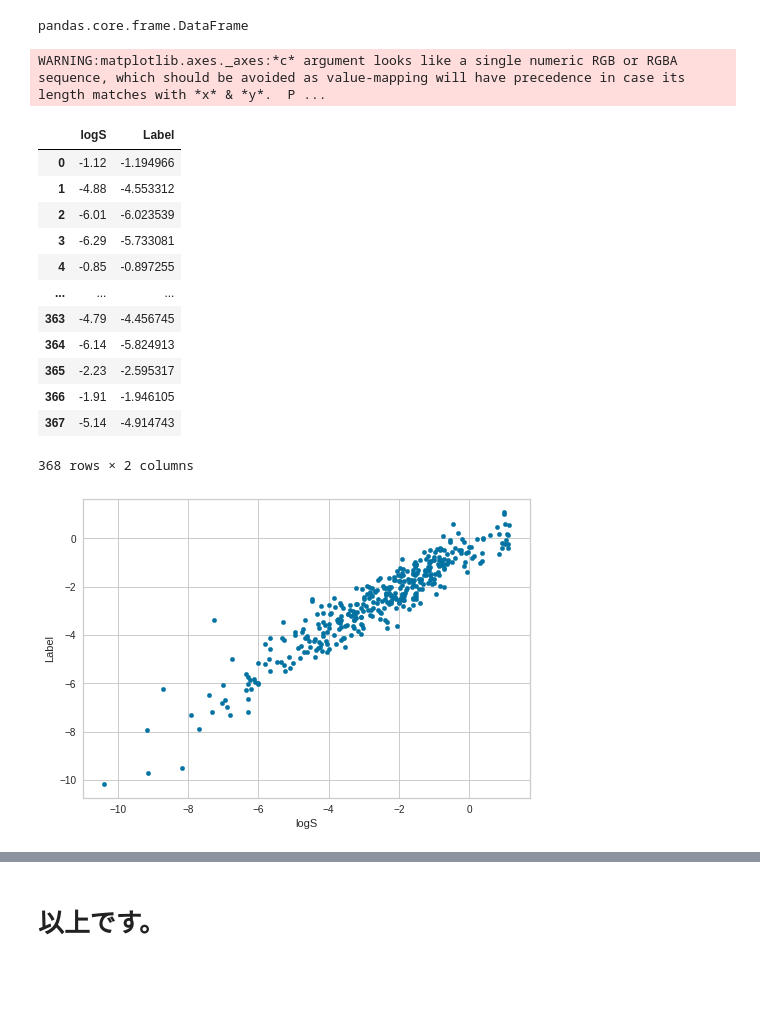
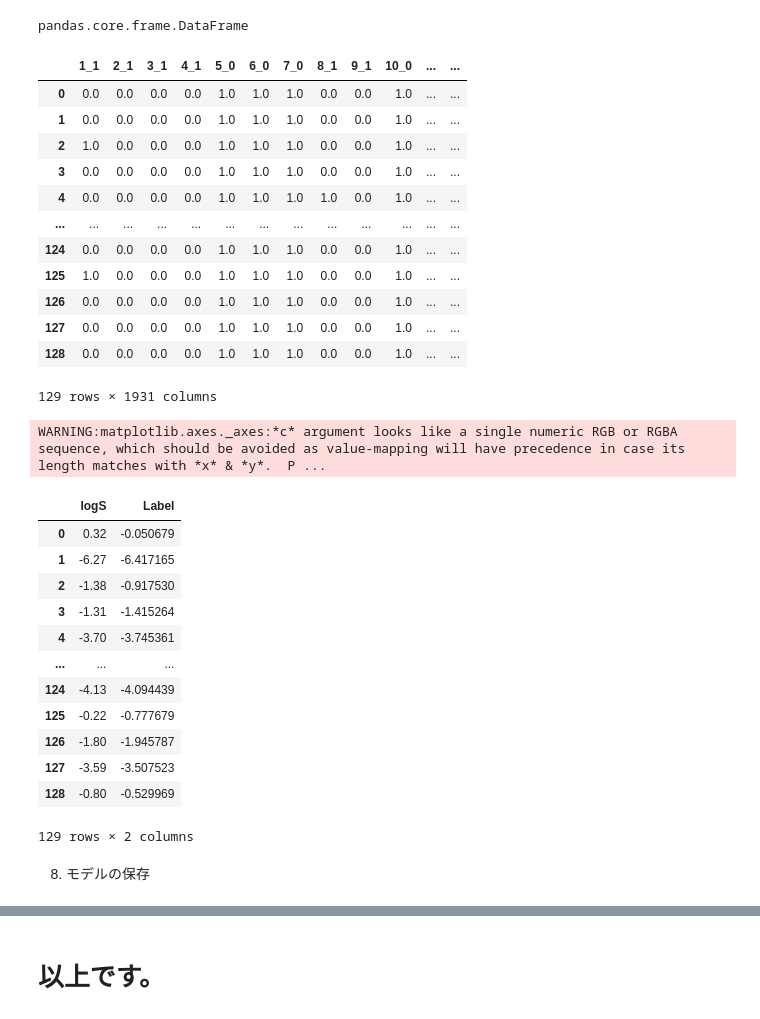
Before and after one commit to chemoinformatics-lecture/lecture-beginner, a Jupyter notebook: lesson07_automl/lecture_note_regression_colab.ipynb, the cells around one changed output, grey strips where cells are left out. Cells and saved outputs as stored; diff of their text form; code cells hidden in the pictures; blank space fills up the shorter version.

```diff
--- a/lesson07_automl/lecture_note_regression_colab.ipynb
+++ b/lesson07_automl/lecture_note_regression_colab.ipynb
@@ -335,8 +363,8 @@ interactive(children=(ToggleButtons(description='Plot Type:', icons=('',), optio
 # 7. 予測： finalize_model(), predict_model()
 # %%
 final_lr = finalize_model(tuned_lr)
-unseen_predictions = predict_model(final_lr)
-unseen_predictions.head()
+test_predictions = predict_model(final_lr)
+test_predictions
 # %% [output]
 INFO:logs:Initializing finalize_model()
 INFO:logs:finalize_model(estimator=XGBRegressor(base_score=0.5, booster='gbtree', callbacks=None,
@@ -369,23 +408,38 @@ type(unseen_predictions)
 # %% [output]
 pandas.core.frame.DataFrame
 # %%
-unseen_predictions = predict_model(final_lr)
+unseen_predictions
+# %% [output]
+|  | 1_1 | 2_1 | 3_1 | 4_1 | 5_0 | 6_0 | 7_0 | 8_1 | 9_1 | 10_0 | ... | ... |
+| 0 | 0.0 | 0.0 | 0.0 | 0.0 | 1.0 | 1.0 | 1.0 | 0.0 | 0.0 | 1.0 | ... | ... |
+| 1 | 0.0 | 0.0 | 0.0 | 0.0 | 1.0 | 1.0 | 1.0 | 0.0 | 0.0 | 1.0 | ... | ... |
+| 2 | 1.0 | 0.0 | 0.0 | 0.0 | 1.0 | 1.0 | 1.0 | 0.0 | 0.0 | 1.0 | ... | ... |
+| 3 | 0.0 | 0.0 | 0.0 | 0.0 | 1.0 | 1.0 | 1.0 | 0.0 | 0.0 | 1.0 | ... | ... |
+| 4 | 0.0 | 0.0 | 0.0 | 0.0 | 1.0 | 1.0 | 1.0 | 1.0 | 0.0 | 1.0 | ... | ... |
+| ... | ... | ... | ... | ... | ... | ... | ... | ... | ... | ... | ... | ... |
+| 124 | 0.0 | 0.0 | 0.0 | 0.0 | 1.0 | 1.0 | 1.0 | 0.0 | 0.0 | 1.0 | ... | ... |
+| 125 | 1.0 | 0.0 | 0.0 | 0.0 | 1.0 | 1.0 | 1.0 | 0.0 | 0.0 | 1.0 | ... | ... |
+| 126 | 0.0 | 0.0 | 0.0 | 0.0 | 1.0 | 1.0 | 1.0 | 0.0 | 0.0 | 1.0 | ... | ... |
+| 127 | 0.0 | 0.0 | 0.0 | 0.0 | 1.0 | 1.0 | 1.0 | 0.0 | 0.0 | 1.0 | ... | ... |
+| 128 | 0.0 | 0.0 | 0.0 | 0.0 | 1.0 | 1.0 | 1.0 | 0.0 | 0.0 | 1.0 | ... | ... |
+129 rows × 1931 columns
 # %%
-unseen_predictions[['logS', 'Label']].plot(kind='scatter', x='logS', y='Label')
+unseen_predictions.plot(kind='scatter', x='logS', y='Label')
 unseen_predictions[['logS', 'Label']]
 # %% [output]
 WARNING:matplotlib.axes._axes:*c* argument looks like a single numeric RGB or RGBA sequence, which should be avoided as value-mapping will have precedence in case its length matches with *x* & *y*.  P ...
 |  | logS | Label |
-| 0 | -1.12 | -1.194966 |
-| 1 | -4.88 | -4.553312 |
-| 2 | -6.01 | -6.023539 |
-| 3 | -6.29 | -5.733081 |
-| 4 | -0.85 | -0.897255 |
+| 0 | 0.32 | -0.050679 |
+| 1 | -6.27 | -6.417165 |
+| 2 | -1.38 | -0.917530 |
+| 3 | -1.31 | -1.415264 |
+| 4 | -3.70 | -3.745361 |
 | ... | ... | ... |
-| 363 | -4.79 | -4.456745 |
-| 364 | -6.14 | -5.824913 |
-| 365 | -2.23 | -2.595317 |
-| 366 | -1.91 | -1.946105 |
-| 367 | -5.14 | -4.914743 |
+| 124 | -4.13 | -4.094439 |
+| 125 | -0.22 | -0.777679 |
+| 126 | -1.80 | -1.945787 |
+| 127 | -3.59 | -3.507523 |
+| 128 | -0.80 | -0.529969 |
-368 rows × 2 columns
+129 rows × 2 columns
-[figure, removed]
+# %% [markdown]
+8. モデルの保存
```
Also changed, not shown: parts of 22 cells of this notebook.
